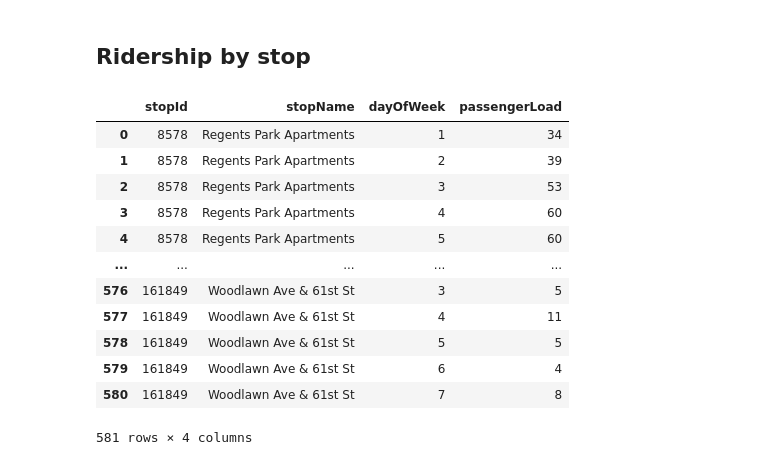
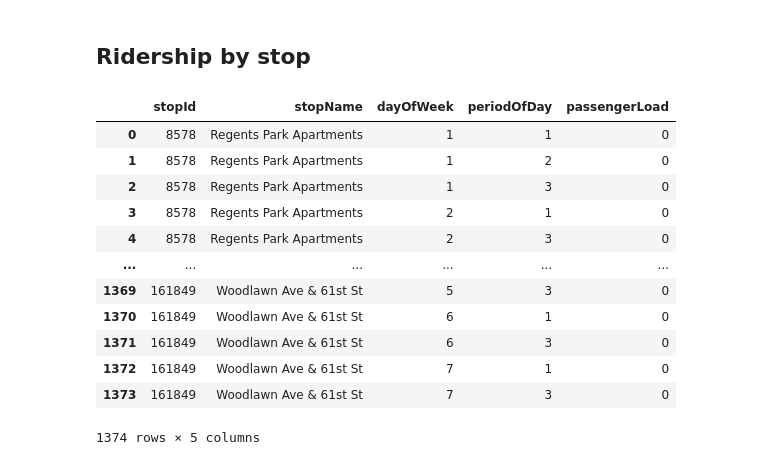
Before and after one commit to chicagomaroon/data-visualizations, a Jupyter notebook: 2025/ugo-shuttle-analysis/data/shuttle-headway.ipynb, the cells around one changed output. Saved outputs shown, nothing was run; the diff lists cells and outputs as text; code cells hidden in the pictures.

```diff
--- a/2025/ugo-shuttle-analysis/data/shuttle-headway.ipynb
+++ b/2025/ugo-shuttle-analysis/data/shuttle-headway.ipynb
@@ -76,8 +80,8 @@ df_allstops['month'] = df_allstops['arrivalTime'].dt.month
 df_allstops['date'] = df_allstops['arrivalTime'].dt.day
 df_allstops['hour'] = df_allstops['arrivalTime'].dt.hour
 df_allstops['dayOfWeek'] = df_allstops['arrivalTime'].dt.dayofweek + 1 # (Monday -> 1)
-
-df_allstops.head()
+df_allstops['periodOfDay'] = df_allstops['hour'].apply(lambda x: 1 if 4 <= x < 11 else (2 if 11 <= x < 16 else 3))
+df_allstops
 # %% [output]
 |  | id | routeName | stopName | passengerLoad | stopDurationSeconds | arrivalTime | departureTime | stopId | ... |
 | 0 | 619471 | Apostolic/Drexel | Apostolic Lot | 0 | 8 | 2025-01-01 05:59:58 | 2025-01-01 06:00:06 | 8614 | ... |
@@ -90,22 +127,22 @@ df_allstops.head()
 # %%
 # Partially adapted from https://andreithuler.com/UChicagoShuttles/api/examples/visualizations.ipynb
 
-df_total_ridership_per_route = df_allstops.groupby(["stopId", "stopName", "dayOfWeek"])[["passengerLoad"]].sum().reset_index()
-df_total_ridership_per_route["passengerLoad"] = df_total_ridership_per_route["passengerLoad"].astype(int)
-df_total_ridership_per_route.drop_duplicates(inplace = True)
+df_total_ridership_per_stop = df_allstops.groupby(["stopId", "stopName", "dayOfWeek", "periodOfDay"])[["passengerLoad"]].median().reset_index()
+df_total_ridership_per_stop["passengerLoad"] = df_total_ridership_per_stop["passengerLoad"].astype(int)
+df_total_ridership_per_stop.drop_duplicates(inplace = True)
 
-df_total_ridership_per_route
+df_total_ridership_per_stop
 # %% [output]
-|  | stopId | stopName | dayOfWeek | passengerLoad |
-| 0 | 8578 | Regents Park Apartments | 1 | 34 |
-| 1 | 8578 | Regents Park Apartments | 2 | 39 |
-| 2 | 8578 | Regents Park Apartments | 3 | 53 |
-| 3 | 8578 | Regents Park Apartments | 4 | 60 |
-| 4 | 8578 | Regents Park Apartments | 5 | 60 |
-| ... | ... | ... | ... | ... |
-| 576 | 161849 | Woodlawn Ave & 61st St | 3 | 5 |
-| 577 | 161849 | Woodlawn Ave & 61st St | 4 | 11 |
-| 578 | 161849 | Woodlawn Ave & 61st St | 5 | 5 |
-| 579 | 161849 | Woodlawn Ave & 61st St | 6 | 4 |
-| 580 | 161849 | Woodlawn Ave & 61st St | 7 | 8 |
+|  | stopId | stopName | dayOfWeek | periodOfDay | passengerLoad |
+| 0 | 8578 | Regents Park Apartments | 1 | 1 | 0 |
+| 1 | 8578 | Regents Park Apartments | 1 | 2 | 0 |
+| 2 | 8578 | Regents Park Apartments | 1 | 3 | 0 |
+| 3 | 8578 | Regents Park Apartments | 2 | 1 | 0 |
+| 4 | 8578 | Regents Park Apartments | 2 | 3 | 0 |
+| ... | ... | ... | ... | ... | ... |
+| 1369 | 161849 | Woodlawn Ave & 61st St | 5 | 3 | 0 |
+| 1370 | 161849 | Woodlawn Ave & 61st St | 6 | 1 | 0 |
+| 1371 | 161849 | Woodlawn Ave & 61st St | 6 | 3 | 0 |
+| 1372 | 161849 | Woodlawn Ave & 61st St | 7 | 1 | 0 |
+| 1373 | 161849 | Woodlawn Ave & 61st St | 7 | 3 | 0 |
-581 rows × 4 columns
+1374 rows × 5 columns
```
Also changed, not shown: parts of 8 cells of this notebook.
